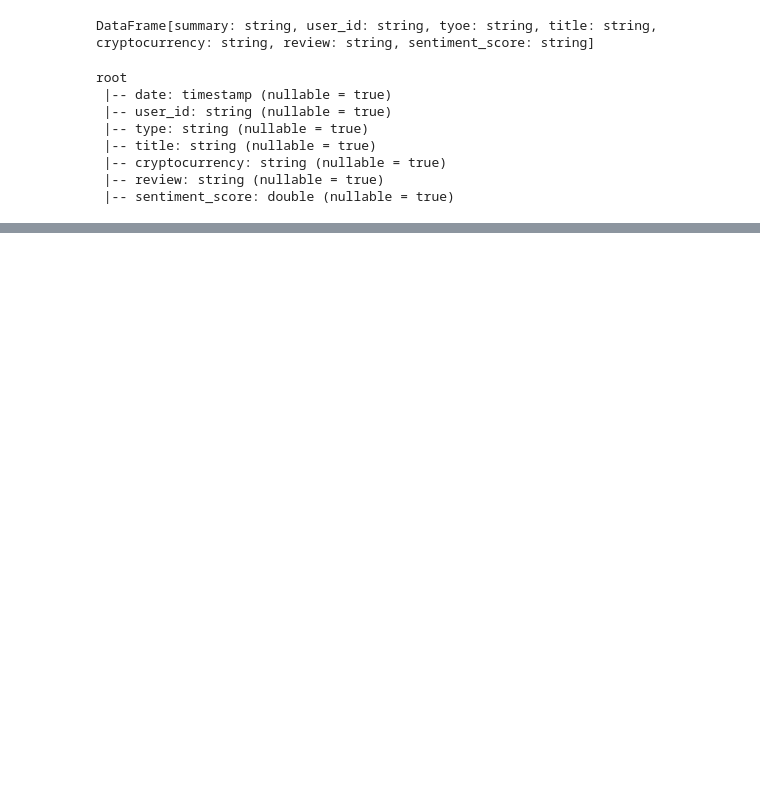
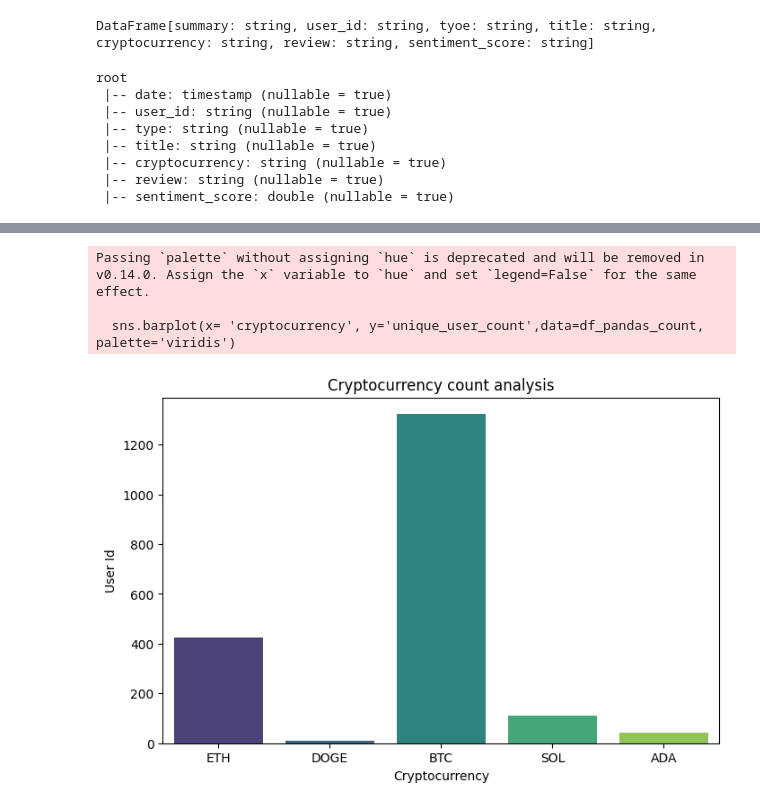
Before and after one commit to Ripa-Shah/Analyzing-Social-Sentiment-Data-to-determine-correlation-with-Cryptocurrency-Price, a Jupyter notebook: MIS584_Cryptocurrency_sentimentdata_and_prices.ipynb, the cells around one changed output, grey strips where cells are left out. Saved outputs shown, nothing was run; the diff lists cells and outputs as text; code cells hidden in the pictures; blank space fills up the shorter version.

```diff
--- a/MIS584_Cryptocurrency_sentimentdata_and_prices.ipynb
+++ b/MIS584_Cryptocurrency_sentimentdata_and_prices.ipynb
@@ -599,0 +656,25 @@ df_reddit_crypto_count.select(['unique_user_count', 'cryptocurrency', 'type'])\
+# %%
+
+import seaborn as sns
+
+from pyspark.sql import functions as F
+
+# 1. Group by cryptocurrency and count the number of records (posts/comments).
+#df_count_spark = df_filtered_and_joined.groupBy("cryptocurrency").count().orderBy(F.desc("count"))
+
+from pyspark.sql.functions import col, countDistinct
+df_count_spark =  df_filtered_and_joined.groupBy("cryptocurrency").agg(countDistinct("user_id").alias("unique_user_count"))
+
+# 2. Convert the small aggregated result to a Pandas DataFrame for plotting.
+df_pandas_count = df_count_spark.toPandas()
+plt.figure(figsize=(8, 5))
+sns.barplot(x= 'cryptocurrency', y='unique_user_count',data=df_pandas_count, palette='viridis')
+plt.title("Cryptocurrency count analysis")
+plt.xlabel("Cryptocurrency")
+plt.ylabel("User Id")
+plt.show()
+# %% [output]
+Passing `palette` without assigning `hue` is deprecated and will be removed in v0.14.0. Assign the `x` variable to `hue` and set `legend=False` for the same effect.
+
+  sns.barplot(x= 'cryptocurrency', y='unique_user_count',data=df_pandas_count, palette='viridis')
+[figure, added]
```
Also changed, not shown: parts of 39 cells of this notebook.
